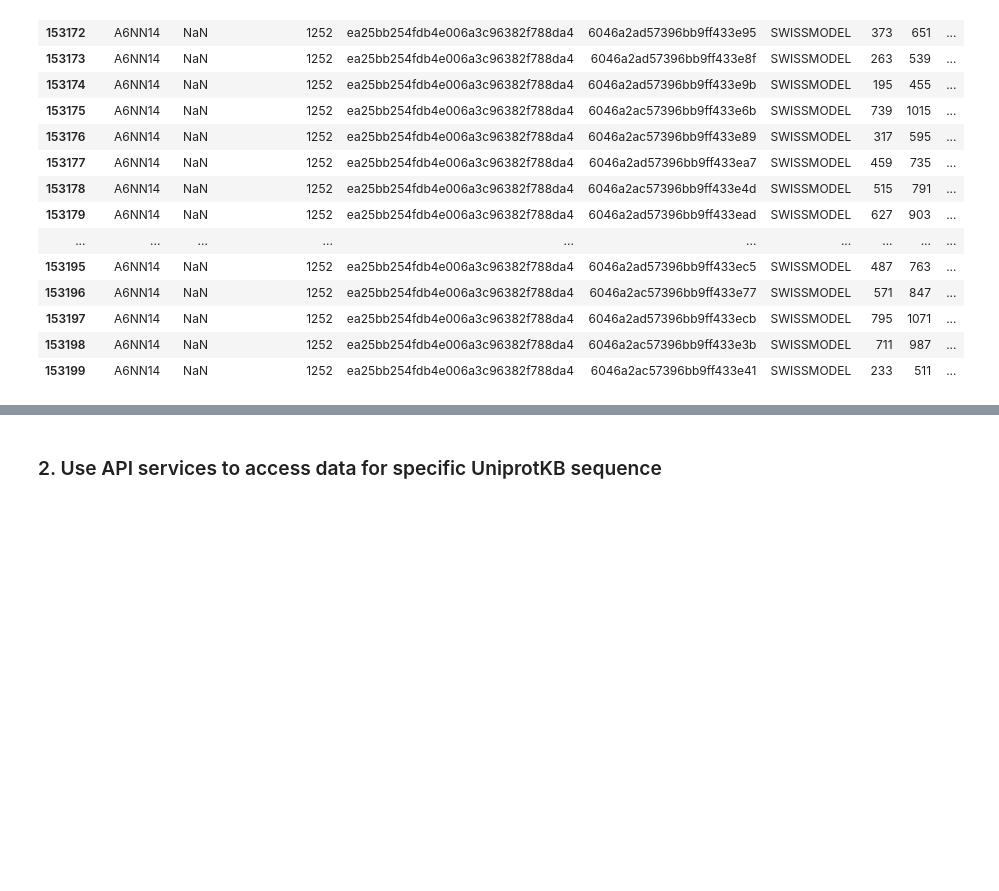
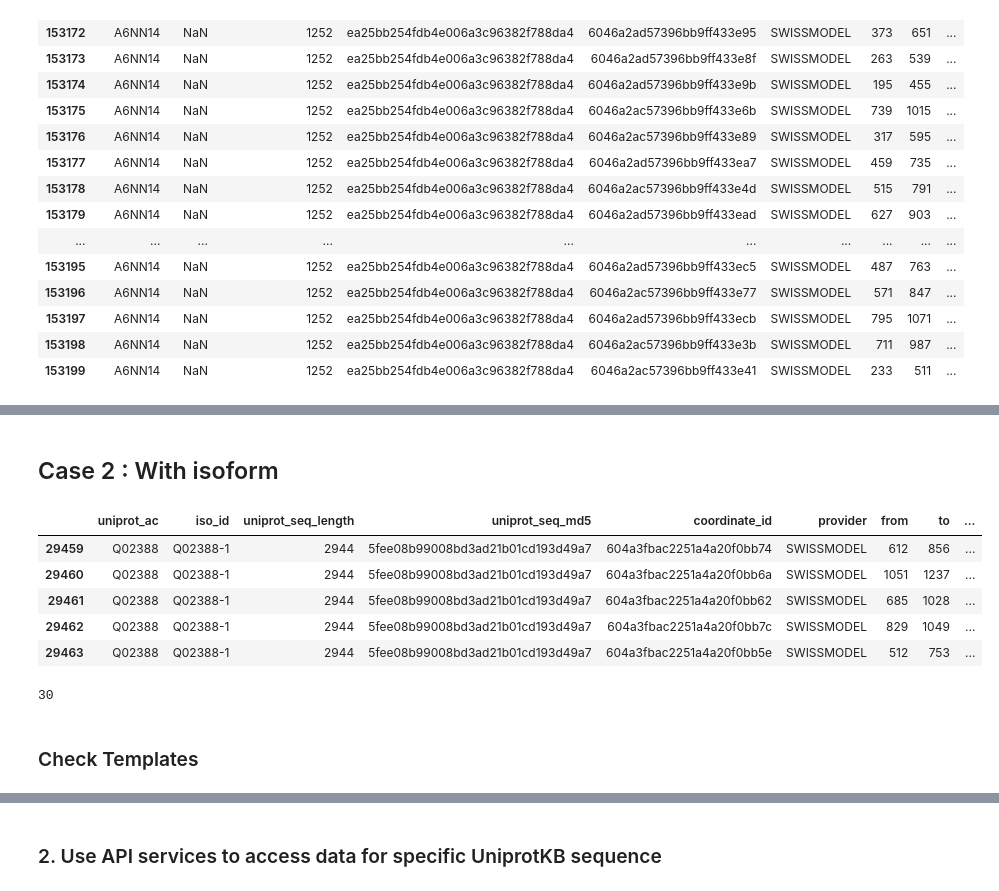
Before and after one commit to rcsb/KBase-PDB-Integration, a Jupyter notebook: inventory/notebooks/swiss-model/homo_sapiens.ipynb, the cells around one changed output, grey strips where cells are left out. Drawn from its saved outputs; the diff is of its cells as text; code cells hidden in the pictures; blank space fills up the shorter version.

```diff
--- a/inventory/notebooks/swiss-model/homo_sapiens.ipynb
+++ b/inventory/notebooks/swiss-model/homo_sapiens.ipynb
@@ -173,0 +325,24 @@ Name: url, dtype: object
+# %% [markdown]
+## Case 2 : With isoform
+# %%
+#Check multiple instances of a Sequence
+# Q02388-2    30
+# Q02388      30
+# A6NN14      30
+# O43345-2    29
+# P58107      28
+case_iso = df_swissmodel.loc[df_swissmodel["uniprot_ac"]=='Q02388']
+case_iso.head()
+# %% [output]
+|  | uniprot_ac | iso_id | uniprot_seq_length | uniprot_seq_md5 | coordinate_id | provider | from | to | ... |
+| 29459 | Q02388 | Q02388-1 | 2944 | 5fee08b99008bd3ad21b01cd193d49a7 | 604a3fbac2251a4a20f0bb74 | SWISSMODEL | 612 | 856 | ... |
+| 29460 | Q02388 | Q02388-1 | 2944 | 5fee08b99008bd3ad21b01cd193d49a7 | 604a3fbac2251a4a20f0bb6a | SWISSMODEL | 1051 | 1237 | ... |
+| 29461 | Q02388 | Q02388-1 | 2944 | 5fee08b99008bd3ad21b01cd193d49a7 | 604a3fbac2251a4a20f0bb62 | SWISSMODEL | 685 | 1028 | ... |
+| 29462 | Q02388 | Q02388-1 | 2944 | 5fee08b99008bd3ad21b01cd193d49a7 | 604a3fbac2251a4a20f0bb7c | SWISSMODEL | 829 | 1049 | ... |
+| 29463 | Q02388 | Q02388-1 | 2944 | 5fee08b99008bd3ad21b01cd193d49a7 | 604a3fbac2251a4a20f0bb5e | SWISSMODEL | 512 | 753 | ... |
+# %%
+len(case_iso)
+# %% [output]
+30
+# %% [markdown]
+### Check Templates
```
Also changed, not shown: parts of 39 cells of this notebook.
